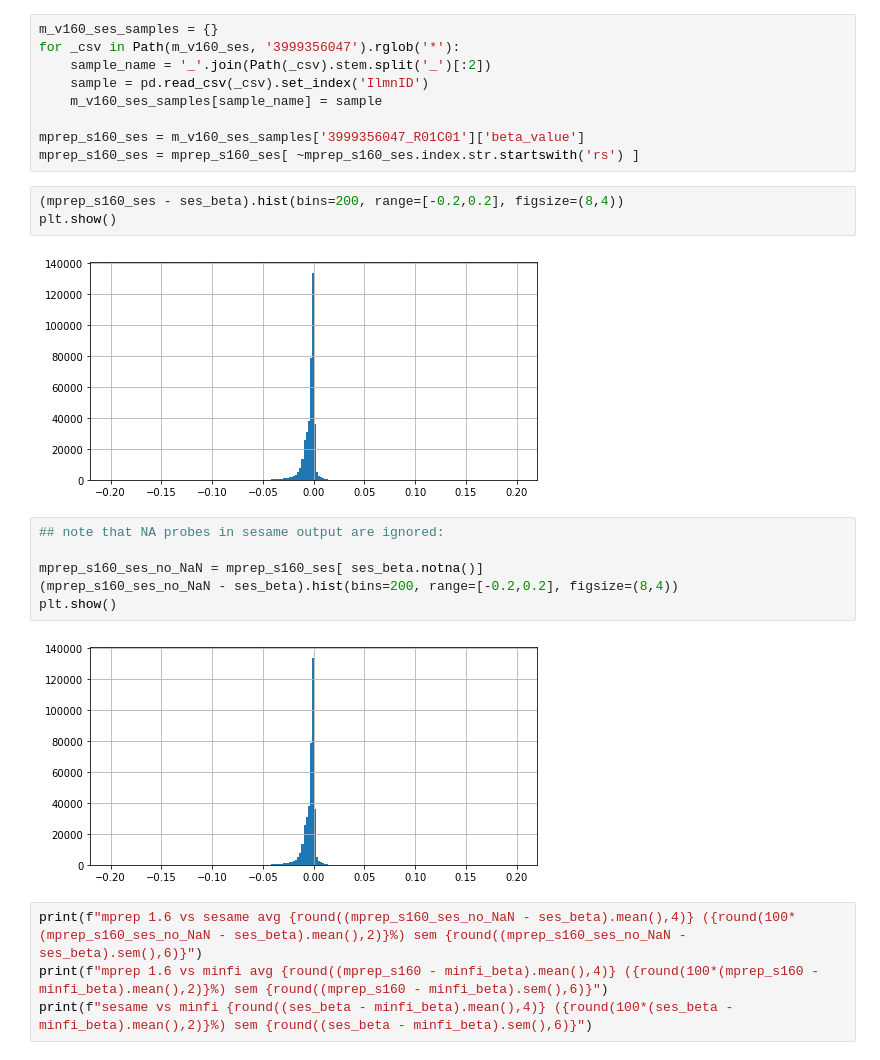
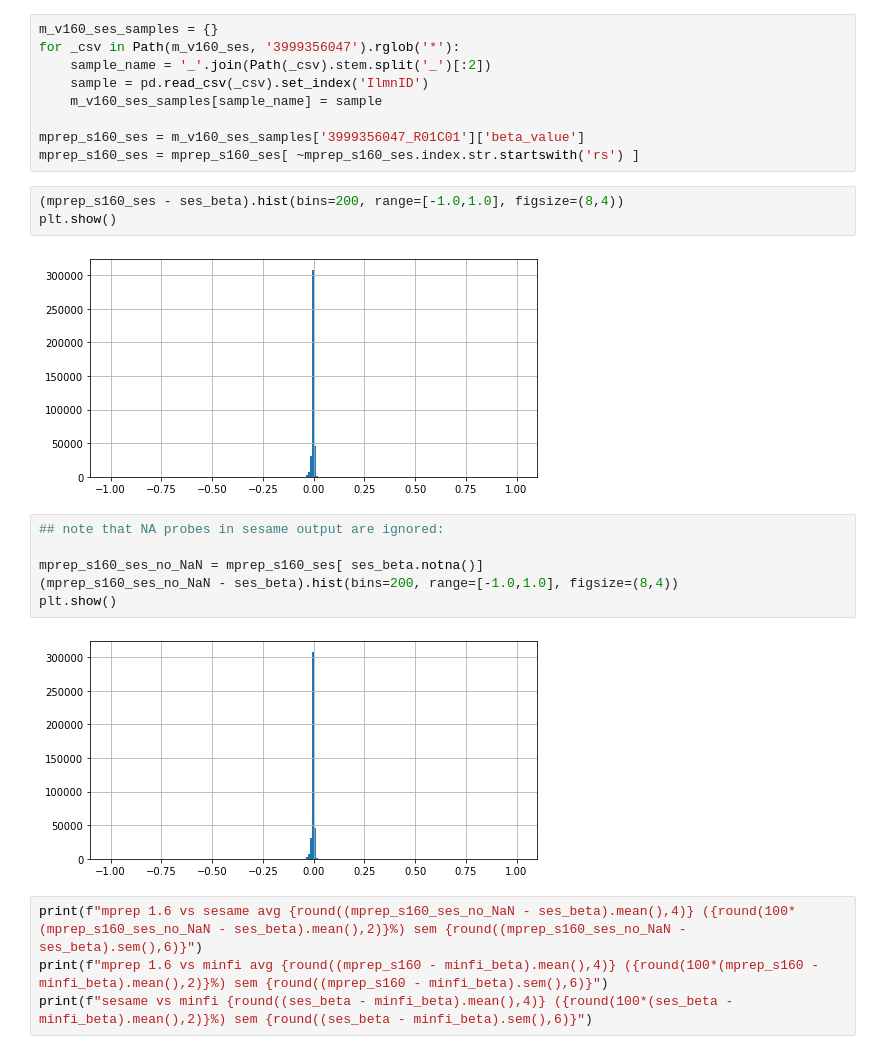
Before and after one commit to FoxoTech/methylprep, a Jupyter notebook: docs/debug_notebooks/comparing beta for sesame, mprep and minfi (with default processing options)_2022-01-06.ipynb, the cells around one changed output. Cells and saved outputs as stored; diff of their text form.

```diff
--- a/docs/debug_notebooks/comparing beta for sesame, mprep and minfi (with default processing options)_2022-01-06.ipynb
+++ b/docs/debug_notebooks/comparing beta for sesame, mprep and minfi (with default processing options)_2022-01-06.ipynb
@@ -89,18 +95,18 @@ for _csv in Path(m_v160_ses, '3999356047').rglob('*'):
 mprep_s160_ses = m_v160_ses_samples['3999356047_R01C01']['beta_value']
 mprep_s160_ses = mprep_s160_ses[ ~mprep_s160_ses.index.str.startswith('rs') ]
 # %%
-(mprep_s160_ses - ses_beta).hist(bins=200, range=[-0.2,0.2], figsize=(8,4))
+(mprep_s160_ses - ses_beta).hist(bins=200, range=[-1.0,1.0], figsize=(8,4))
 plt.show()
 # %% [output]
-[figure, old version]
+[figure, new version]
 # %%
 ## note that NA probes in sesame output are ignored:
 
 mprep_s160_ses_no_NaN = mprep_s160_ses[ ses_beta.notna()]
-(mprep_s160_ses_no_NaN - ses_beta).hist(bins=200, range=[-0.2,0.2], figsize=(8,4))
+(mprep_s160_ses_no_NaN - ses_beta).hist(bins=200, range=[-1.0,1.0], figsize=(8,4))
 plt.show()
 # %% [output]
-[figure, old version]
+[figure, new version]
 # %%
 print(f"mprep 1.6 vs sesame avg {round((mprep_s160_ses_no_NaN - ses_beta).mean(),4)} ({round(100*(mprep_s160_ses_no_NaN - ses_beta).mean(),2)}%) sem {round((mprep_s160_ses_no_NaN - ses_beta).sem(),6)}")
 print(f"mprep 1.6 vs minfi avg {round((mprep_s160 - minfi_beta).mean(),4)} ({round(100*(mprep_s160 - minfi_beta).mean(),2)}%) sem {round((mprep_s160 - minfi_beta).sem(),6)}")
```
Also changed, not shown: parts of 6 cells of this notebook, 4 other files.
